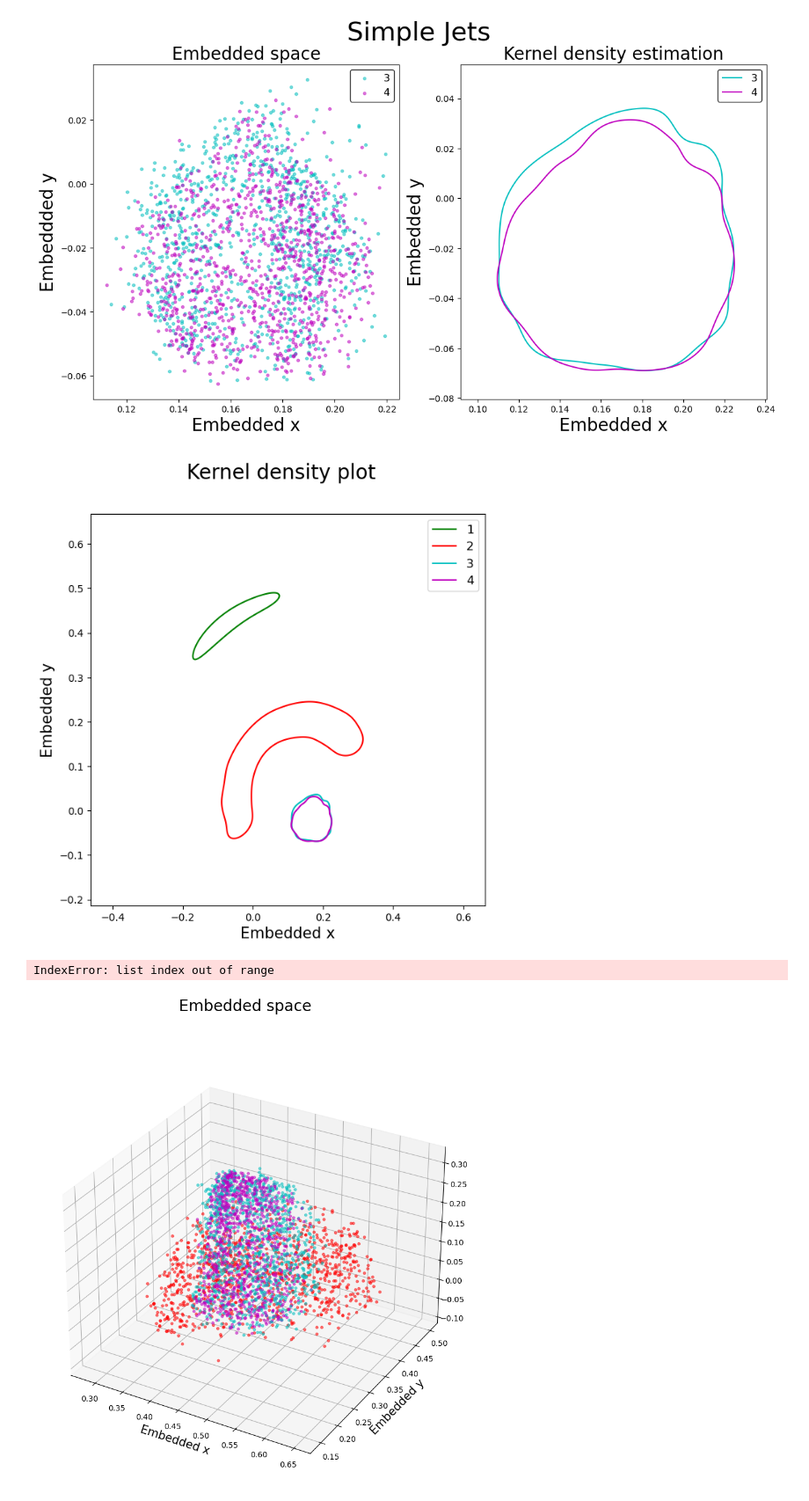
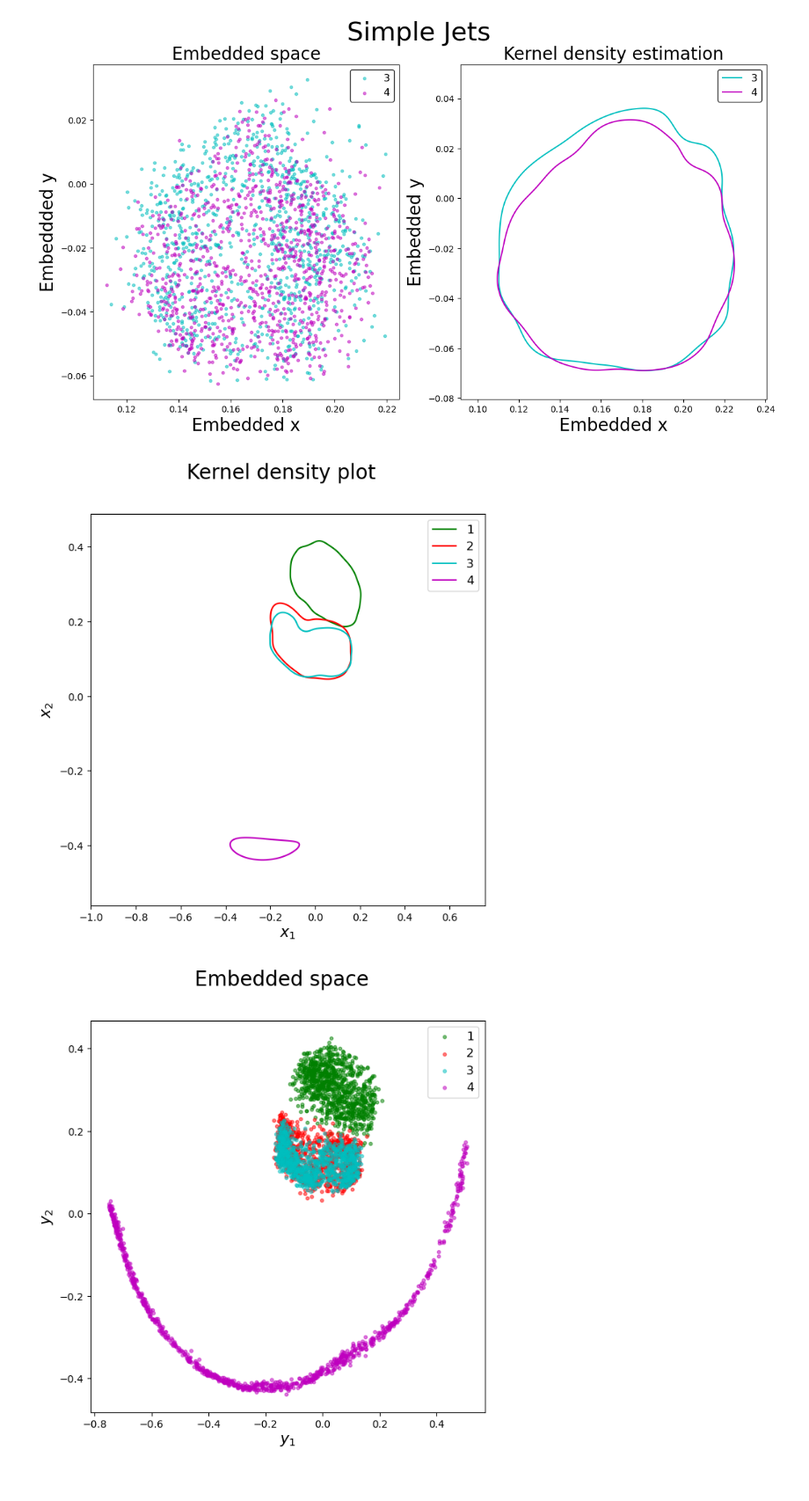
Before and after one commit to GabrieleBortolai/gabrieleb, a Jupyter notebook: Transformer_real.ipynb, the cells around one changed output. Shown at 88% size. Cells and saved outputs as stored; diff of their text form; code cells hidden in the pictures.

```diff
--- a/Transformer_real.ipynb
+++ b/Transformer_real.ipynb
@@ -218,9 +218,9 @@ def Test(test, W_dist_test, ALPHA):
     anchored_text_test = AnchoredText('Median:'+str('%.2f' % median_test.item()), loc='upper right', bbox_to_anchor = (0.99,0.93), bbox_transform=ax3_test.transAxes)
     ax3_test.add_artist(anchored_text_test)
 
-    # fig3.savefig('/home/gabrieleb/Plot/Jets/Real/Transformer_0.1.pdf', facecolor='w',pad_inches=0.3, transparent=True)
+    # fig3.savefig('/home/gabrieleb/Plot/Jets/Real/Transformer_real_particles.pdf', facecolor='w',pad_inches=0.3, transparent=True)
 
-    return test_dist
+    return sample_emb_test
 # %%
 #Dataloder
 device = 'cuda'
@@ -331,12 +331,12 @@ pos_dropout = 0.1
 ALPHA = 0.2
 
 model = Transformer(d_model, num_layers, p, neg_slope, n_head, pos_dropout).to(device)
-model.load_state_dict(torch.load('/home/gabrieleb/Checkpoint/checkpoint_transformer_real_sim.pth', map_location = device))
+model.load_state_dict(torch.load('/home/gabrieleb/Checkpoint/checkpoint_transformer_real_old.pth', map_location = device))
 
 model.eval()
 
-# sample_emb_test = Test(test, W_dist_test, ALPHA)
-dist.append(Test(test, W_dist_test, ALPHA))
+sample_emb_test = Test(test, W_dist_test, ALPHA)
+# dist.append(Test(test, W_dist_test, ALPHA))
 #val = Test(test, W_dist_test, ALPHA)
 #dist.insert(1,val)
 # %% [output]
@@ -546,13 +430,3 @@ tensor([[0.0000, 0.2988, 0.4325,  ..., 0.4591, 0.4477, 0.4696],
-# %%
-# dist = torch.cat(torch.chunk(torch.cat(dist, dim = -1), 4000, dim = -1), dim = 0)
-# print(torch.cat(dist, dim = 0).size())
-# a = plt.hist(subW.detach().numpy(), color = 'b', density = True, bins = 'auto')
-print(subW.size())
-v = []
-for i in range(1000):
-        for j in filter(lambda h: h>i, range(1000)):
-            v.append(subW[i][j].item())
-plt.hist(v, bins = 'auto', linewidth = 0.8, alpha = 0.5, density = True, color = 'b')
 # %%
 # fig3.savefig('/home/gbortolai/Thesis/Plot/Jets/Simple/Transformer_3D.pdf', facecolor='w',pad_inches=0.3, transparent=True)
 # %% [output]
@@ -672,8 +546,8 @@ colors = ['g', 'r','c','m']
 
 fig, ax = plt.subplots(1,1, figsize = (7,7))
 fig.suptitle('Kernel density plot', fontsize = 20)
-ax.set_xlabel('Embedded x', fontsize = 15)
-ax.set_ylabel('Embedded y', fontsize = 15)
+ax.set_xlabel('$x_1$', fontsize = 15)
+ax.set_ylabel('$x_2$', fontsize = 15)
 
 lab, h = [], []
 
@@ -713,51 +587,49 @@ for k in [1,2,3,4]:
 
     f = np.reshape(kernel(positions).T, xx.shape)
 
-
     #ax1_test = plt.gca()
     #print(colors[k])
-    cset = ax.contour(xx, yy, f, levels = [10], colors = colors[k-1])
+    cset = ax.contour(xx, yy, f, levels = [5], colors = colors[k-1])
 
     h1, l1 = cset.legend_elements()
     h.append(h1[0])
     lab.append(labels[k-1])
 
 ax.legend(h, lab, loc = 'best', fontsize = 12)
-fig.savefig('/home/gabrieleb/Plot/Jets/Real/KDE_1234_myloss_Transformer_sim.pdf', facecolor='w',pad_inches=0.3, transparent=True)
+fig.savefig('/home/gabrieleb/Plot/Jets/Real/KDE_1234_myloss_Transformer.pdf', facecolor='w',pad_inches=0.3, transparent=True)
 lab, h = [], []
 # %% [output]
-[figure, old version]
+[figure, new version]
 # %%
 labels = ['1','2','3','4']
 
 colors = ['g', 'r','c','m']
 
 var, col = [], []
 
-# fig, ax = plt.subplots(1,1, figsize = (7,7))
-fig, ax = plt.subplots(subplot_kw={"projection": "3d"}, figsize = (10,10))
+fig, ax = plt.subplots(1,1, figsize = (7,7))
+# fig, ax = plt.subplots(subplot_kw={"projection": "3d"}, figsize = (10,10))
 
 fig.suptitle('Embedded space', fontsize = 20)
-ax.set_xlabel('Embedded x', fontsize = 15)
-ax.set_ylabel('Embedded y', fontsize = 15)
+ax.set_xlabel('$y_1$', fontsize = 15)
+ax.set_ylabel('$y_2$', fontsize = 15)
 
 for j in [1,2,3,4]:
     for i in torch.nonzero(targets_test == j)[:,0]:
-        # ax.scatter(sample_emb_test[0][i][0].cpu().detach().numpy(), sample_emb_test[0][i][1].cpu().detach().numpy(), color = colors[j-1], s=10, alpha = 0.5)
-        ax.scatter(sample_emb_test[0][i][0].cpu().detach().numpy(), sample_emb_test[0][i][1].cpu().detach().numpy(), sample_emb_test[0][i][2].cpu().detach().numpy(), color = colors[j], s=10, alpha = 0.5)
+        ax.scatter(sample_emb_test[0][i][0].cpu().detach().numpy(), sample_emb_test[0][i][1].cpu().detach().numpy(), color = colors[j-1], s=10, alpha = 0.5)
+        # ax.scatter(sample_emb_test[0][i][0].cpu().detach().numpy(), sample_emb_test[0][i][1].cpu().detach().numpy(), sample_emb_test[0][i][2].cpu().detach().numpy(), color = colors[j], s=10, alpha = 0.5)
 
     var.append(labels[j-1])
     col.append(colors[j-1])
 
 ax.legend(var,loc = 'best', fontsize = 12)
 
 leg = ax.get_legend()
 for i in range(len(var)):
 
     leg.legend_handles[i].set_color(col[i])
 
-# fig.savefig('/home/gabrieleb/Plot/Jets/Real/Embedded_1234_myloss_transformer_sim.pdf', facecolor='w',pad_inches=0.3, transparent=True)
+fig.savefig('/home/gabrieleb/Plot/Jets/Real/Embedded_1234_myloss_transformer.pdf', facecolor='w',pad_inches=0.3, transparent=True)
 var, col = [], []
 # %% [output]
-IndexError: list index out of range
-[figure, old version]
+[figure, new version]
```
Also changed, not shown: parts of 8 cells of this notebook, 2 other files.
